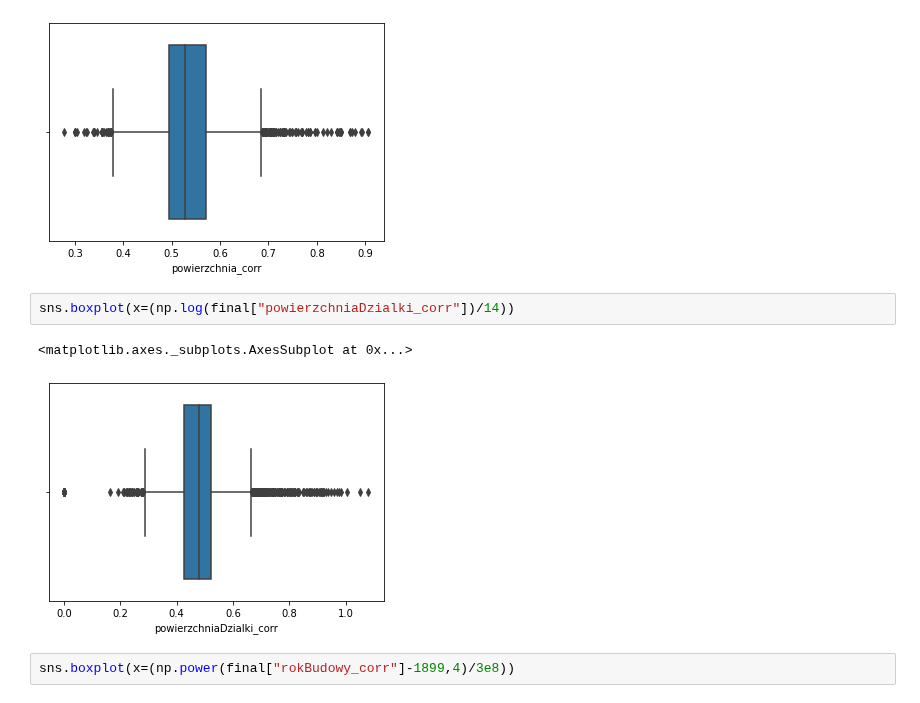
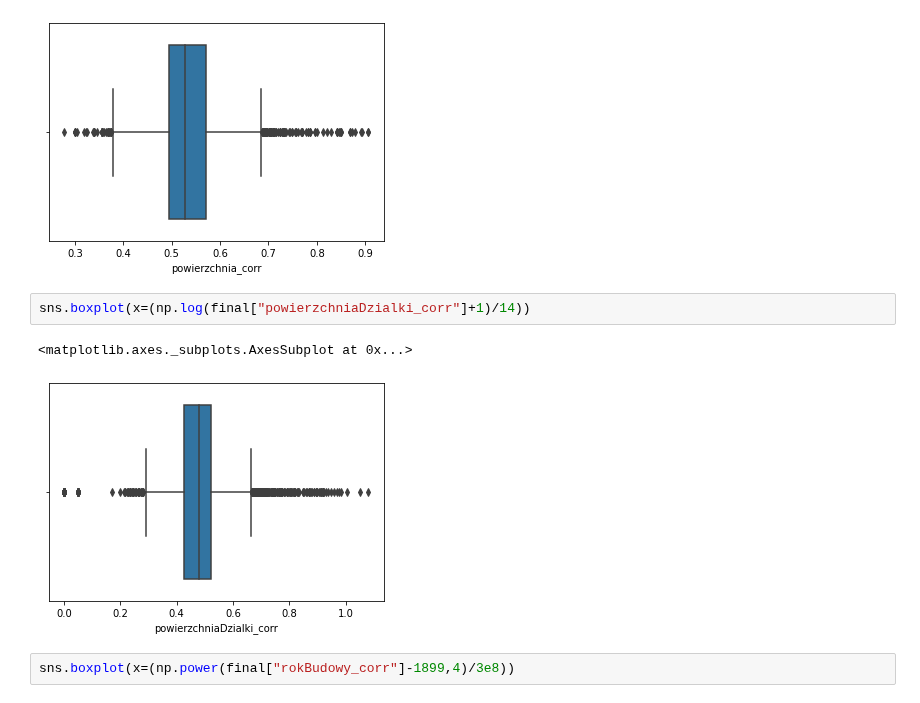
Before and after one commit to KacperGrodecki/Masovian-real-estate, a Jupyter notebook: mazowieckie_colab_DNN.ipynb, the cells around one changed output. Drawn from its saved outputs; the diff is of its cells as text.

```diff
--- a/mazowieckie_colab_DNN.ipynb
+++ b/mazowieckie_colab_DNN.ipynb
@@ -538,10 +546,10 @@ sns.boxplot(x=(np.log(final["powierzchnia_corr"])/10))
 <matplotlib.axes._subplots.AxesSubplot at 0x...>
 [figure]
 # %%
-sns.boxplot(x=(np.log(final["powierzchniaDzialki_corr"])/14))
+sns.boxplot(x=(np.log(final["powierzchniaDzialki_corr"]+1)/14))
 # %% [output]
 <matplotlib.axes._subplots.AxesSubplot at 0x...>
-[figure, old version]
+[figure, new version]
 # %%
 sns.boxplot(x=(np.power(final["rokBudowy_corr"]-1899,4)/3e8))
 # %% [output]
```
Also changed, not shown: parts of 16 cells of this notebook.
